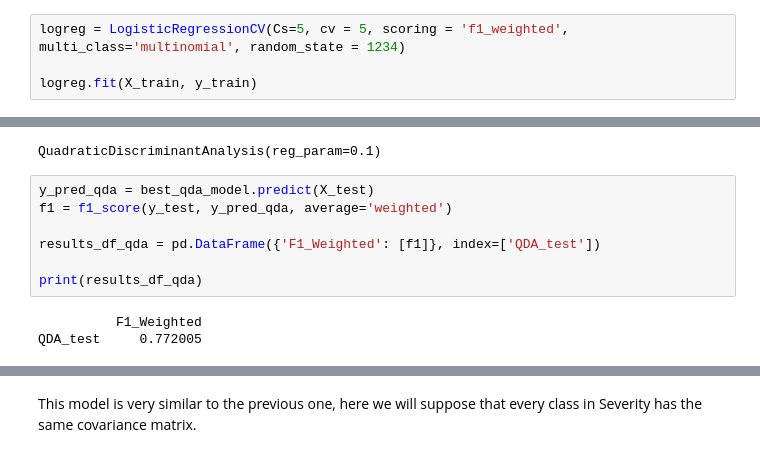
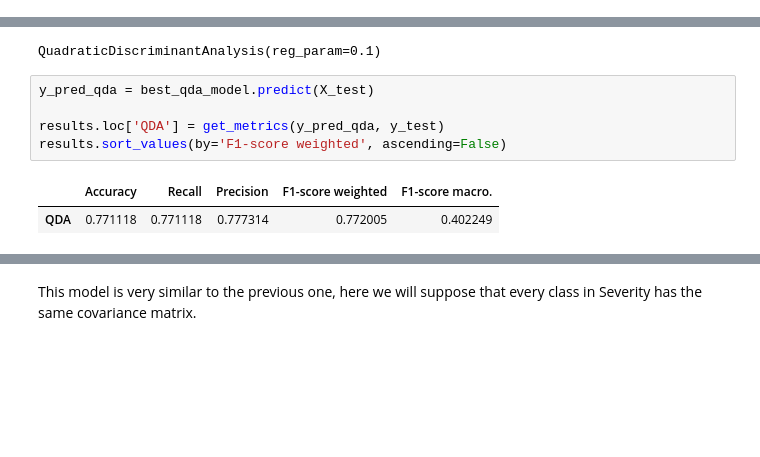
Before and after one commit to pol-resina/US-Accidents, a Jupyter notebook: notebooks/model.ipynb, the cells around one changed output, grey strips where cells are left out. Saved outputs shown, nothing was run; the diff lists cells and outputs as text; blank space fills up the shorter version.

```diff
--- a/notebooks/model.ipynb
+++ b/notebooks/model.ipynb
@@ -246,4 +254,0 @@ results.sort_values(by='F1-score weighted', ascending=False)
-# %%
-logreg = LogisticRegressionCV(Cs=5, cv = 5, scoring = 'f1_weighted', multi_class='multinomial', random_state = 1234)
-
-logreg.fit(X_train, y_train)
@@ -352,14 +300,12 @@ best_qda_model = QuadraticDiscriminantAnalysis(**best_params_qda)
 best_qda_model.fit(X_train, y_train)
 # %% [output]
 QuadraticDiscriminantAnalysis(reg_param=0.1)
-# %%
-y_pred_qda = best_qda_model.predict(X_test)
-f1 = f1_score(y_test, y_pred_qda, average='weighted')
-
-results_df_qda = pd.DataFrame({'F1_Weighted': [f1]}, index=['QDA_test'])
-
-print(results_df_qda)
-# %% [output]
-          F1_Weighted
-QDA_test     0.772005
+# %%
+y_pred_qda = best_qda_model.predict(X_test)
+
+results.loc['QDA'] = get_metrics(y_pred_qda, y_test)
+results.sort_values(by='F1-score weighted', ascending=False)
+# %% [output]
+|  | Accuracy | Recall | Precision | F1-score weighted | F1-score macro. |
+| QDA | 0.771118 | 0.771118 | 0.777314 | 0.772005 | 0.402249 |
 # %% [markdown]
```
Also changed, not shown: parts of 49 cells of this notebook.
